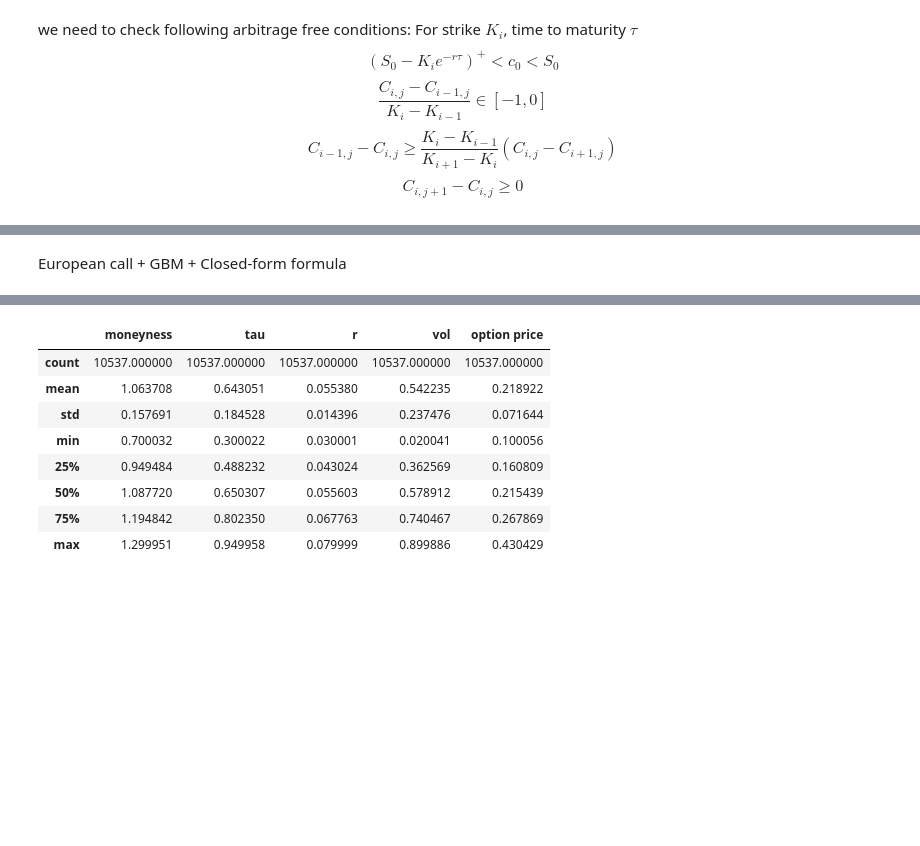
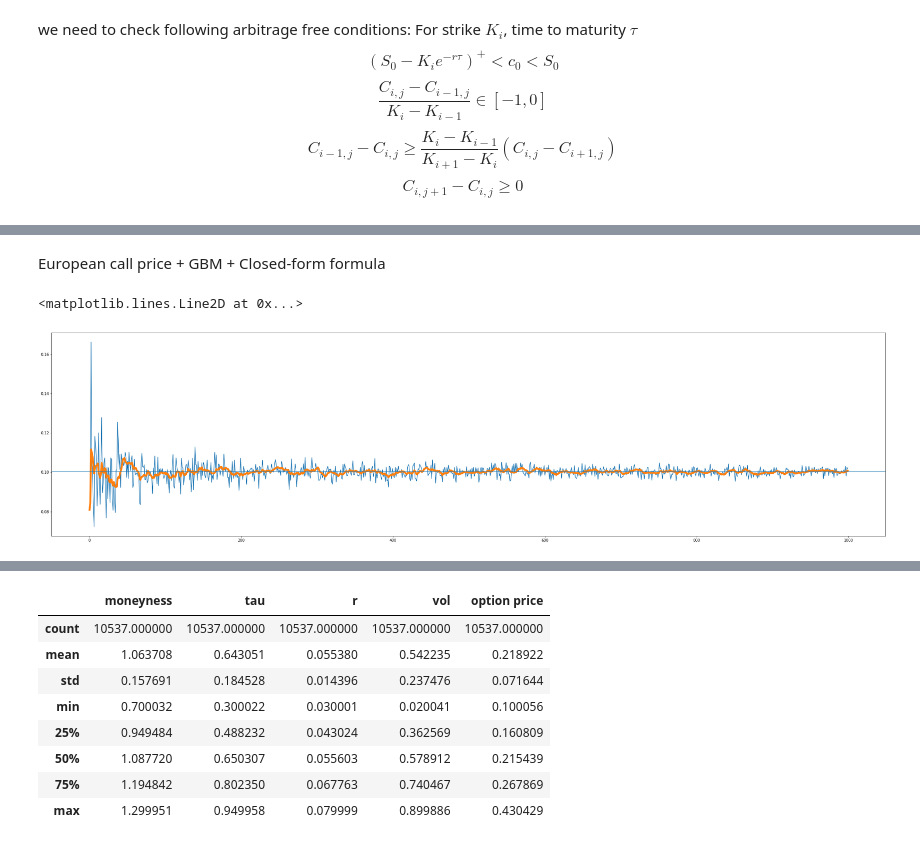
Before and after one commit to yxiiii/FE5216, a Jupyter notebook: train.ipynb, the cells around one changed output, grey strips where cells are left out. Cells and saved outputs as stored; diff of their text form; code cells hidden in the pictures; blank space fills up the shorter version.

Commit message:
update train.ipynb, MonteCarlo

```diff
--- a/train.ipynb
+++ b/train.ipynb
@@ -46,2 +97,36 @@ $$ C_{i, j+1}-C_{i, j} \geq 0 $$
 # %% [markdown]
-<font size=20>European call + GBM + Closed-form formula</font>
+<font size=20>European call price + GBM + Closed-form formula</font>
+# %%
+def formula_price(spot, strike, vol, tau, r, phi):
+    # phi = 1 -> call option, phi = -1 -> put option
+    var = vol * np.sqrt(tau)
+    d1 = (np.log(spot / strike) + r * tau + 0.5 * var ** 2) / var
+    d2 = d1 - var
+
+    v1 = scipy.stats.norm.cdf(phi * d1)
+    v2 = scipy.stats.norm.cdf(phi * d2)
+
+    price = phi * (spot * v1 - strike * np.exp(-r * tau) * v2)
+
+    return price
+# %%
+r = 0.05
+tau = 1
+spot = 1
+strike = 1.1
+vol = 0.3
+phi = 1
+# use closed-from formula
+fm_price = formula_price(spot, strike, vol, tau, r, phi)
+# use Monte Carlo
+MC = MonteCarlo(model='GBM', S0=spot, K=strike, T=tau, r=r, q=0, v=vol)
+mc_prices = []
+for n_paths in np.arange(10, 10000+10, 10):
+    mc_prices.append(MC.pricer(n_paths, 1, optionType='c', European=True, antiVar=True))
+plt.figure(figsize=(40,10))
+plt.plot(mc_prices)
+plt.plot(pd.Series(mc_prices).rolling(10, min_periods=1).mean(), linewidth=5)
+plt.axhline(fm_price)
+# %% [output]
+<matplotlib.lines.Line2D at 0x...>
+[figure, added]
```
Also changed, not shown: parts of 13 cells of this notebook, 7 other files.
